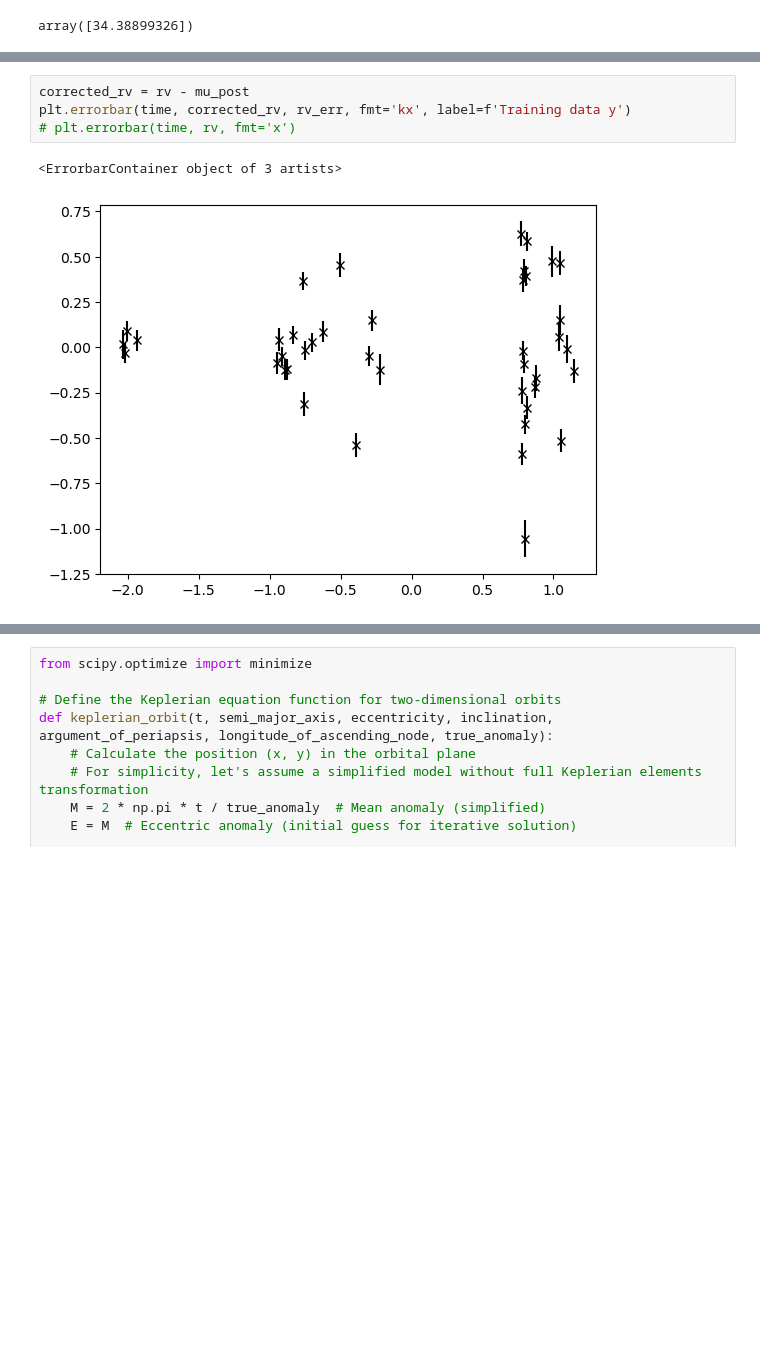
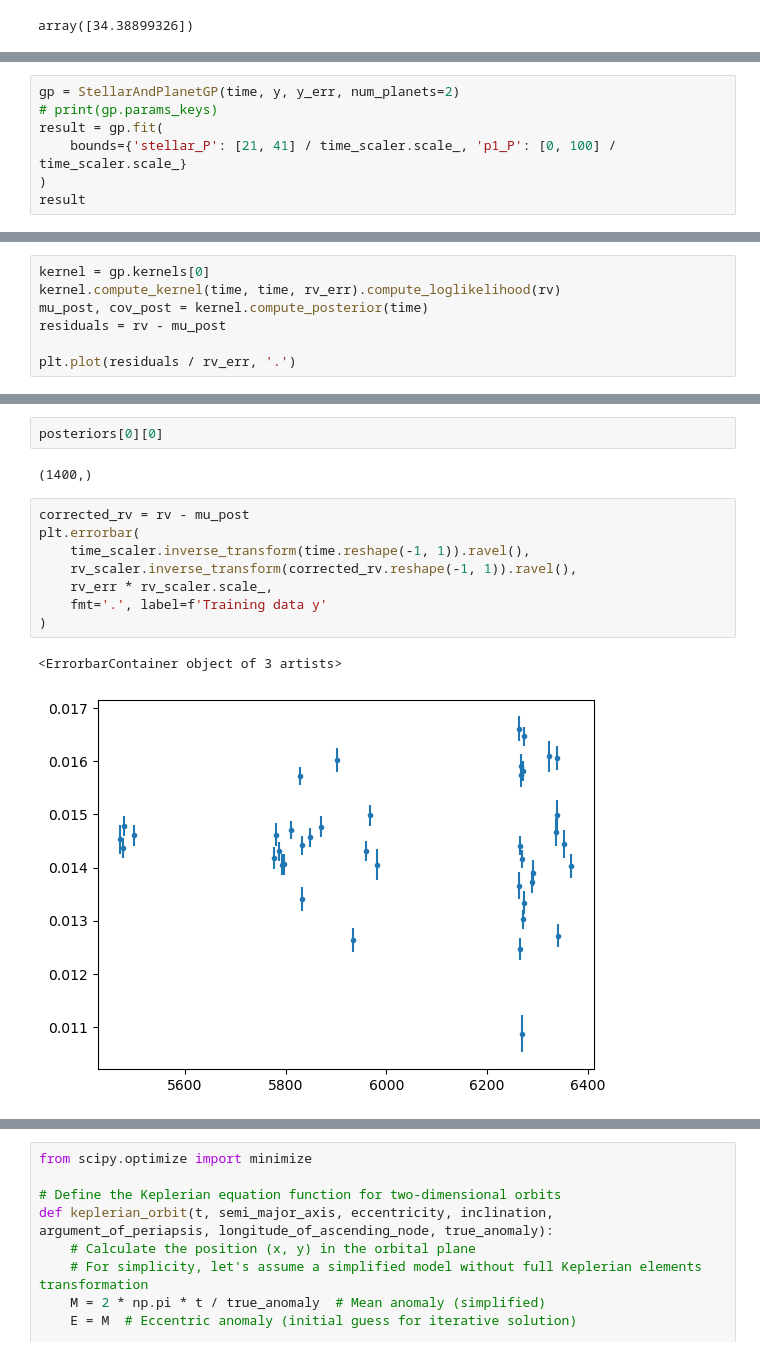
Before and after one commit to adnansiddiquei/exoplanet_search, a Jupyter notebook: src/q2/Exploration.ipynb, the cells around one changed output, grey strips where cells are left out. Saved outputs shown, nothing was run; the diff lists cells and outputs as text; blank space fills up the shorter version.

```diff
--- a/src/q2/Exploration.ipynb
+++ b/src/q2/Exploration.ipynb
@@ -385,0 +595,7 @@ plt.show()
+# %%
+gp = StellarAndPlanetGP(time, y, y_err, num_planets=2)
+# print(gp.params_keys)
+result = gp.fit(
+    bounds={'stellar_P': [21, 41] / time_scaler.scale_, 'p1_P': [0, 100] / time_scaler.scale_}
+)
+result
@@ -389,0 +705,7 @@ mu_post, cov_post = kernels[0].compute_posterior(time)
+# %%
+kernel = gp.kernels[0]
+kernel.compute_kernel(time, time, rv_err).compute_loglikelihood(rv)
+mu_post, cov_post = kernel.compute_posterior(time)
+residuals = rv - mu_post
+
+plt.plot(residuals / rv_err, '.')
@@ -390,7 +715,15 @@ mu_post, cov_post = kernels[0].compute_posterior(time)
+# %%
+posteriors[0][0]
+# %% [output]
+(1400,)
 # %%
 corrected_rv = rv - mu_post
-plt.errorbar(time, corrected_rv, rv_err, fmt='kx', label=f'Training data y')
-# plt.errorbar(time, rv, fmt='x')
+plt.errorbar(
+    time_scaler.inverse_transform(time.reshape(-1, 1)).ravel(),
+    rv_scaler.inverse_transform(corrected_rv.reshape(-1, 1)).ravel(),
+    rv_err * rv_scaler.scale_,
+    fmt='.', label=f'Training data y'
+)
 # %% [output]
 <ErrorbarContainer object of 3 artists>
-[figure, old version]
+[figure, new version]
```
Also changed, not shown: parts of 20 cells of this notebook, 3 other files.
